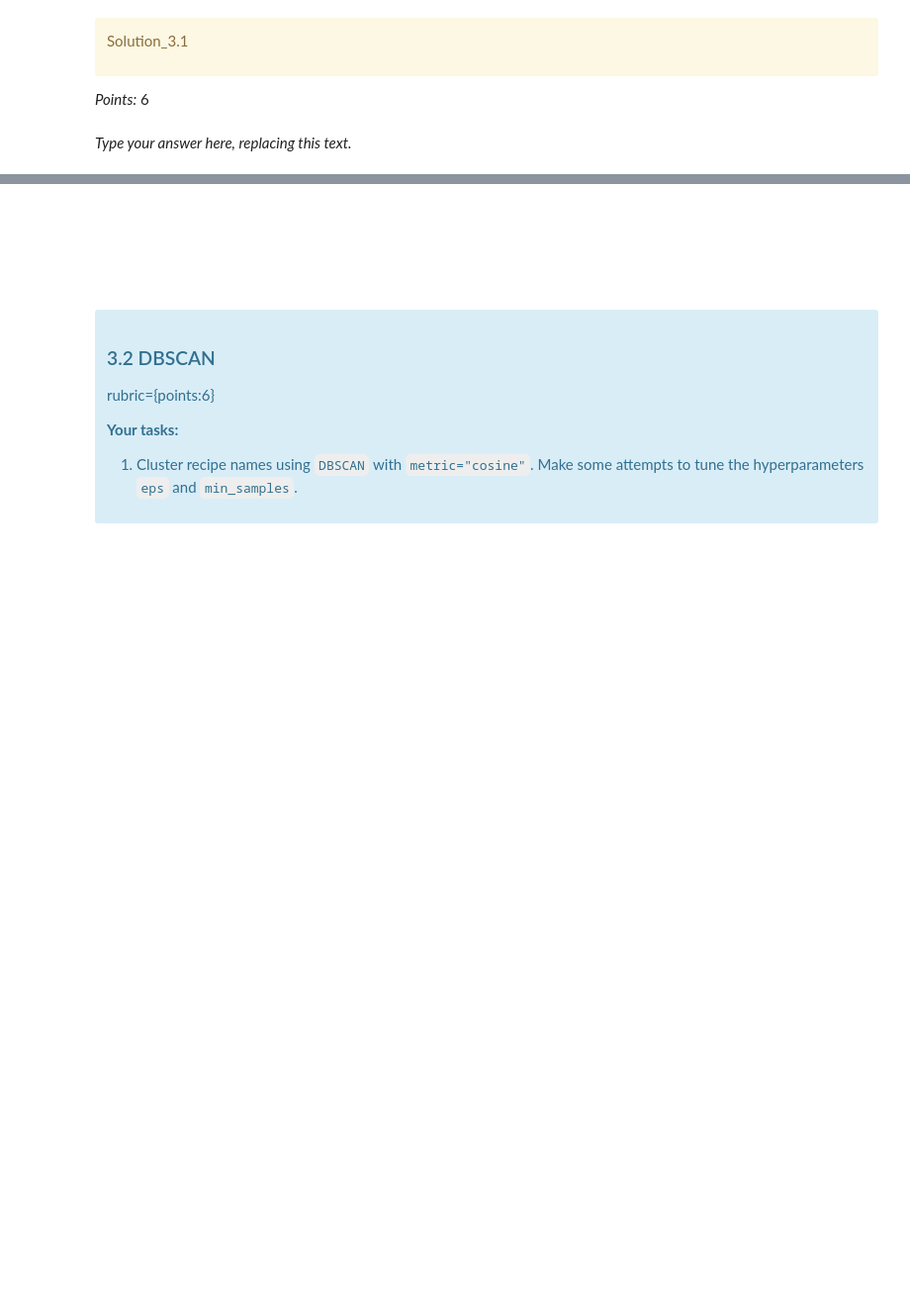
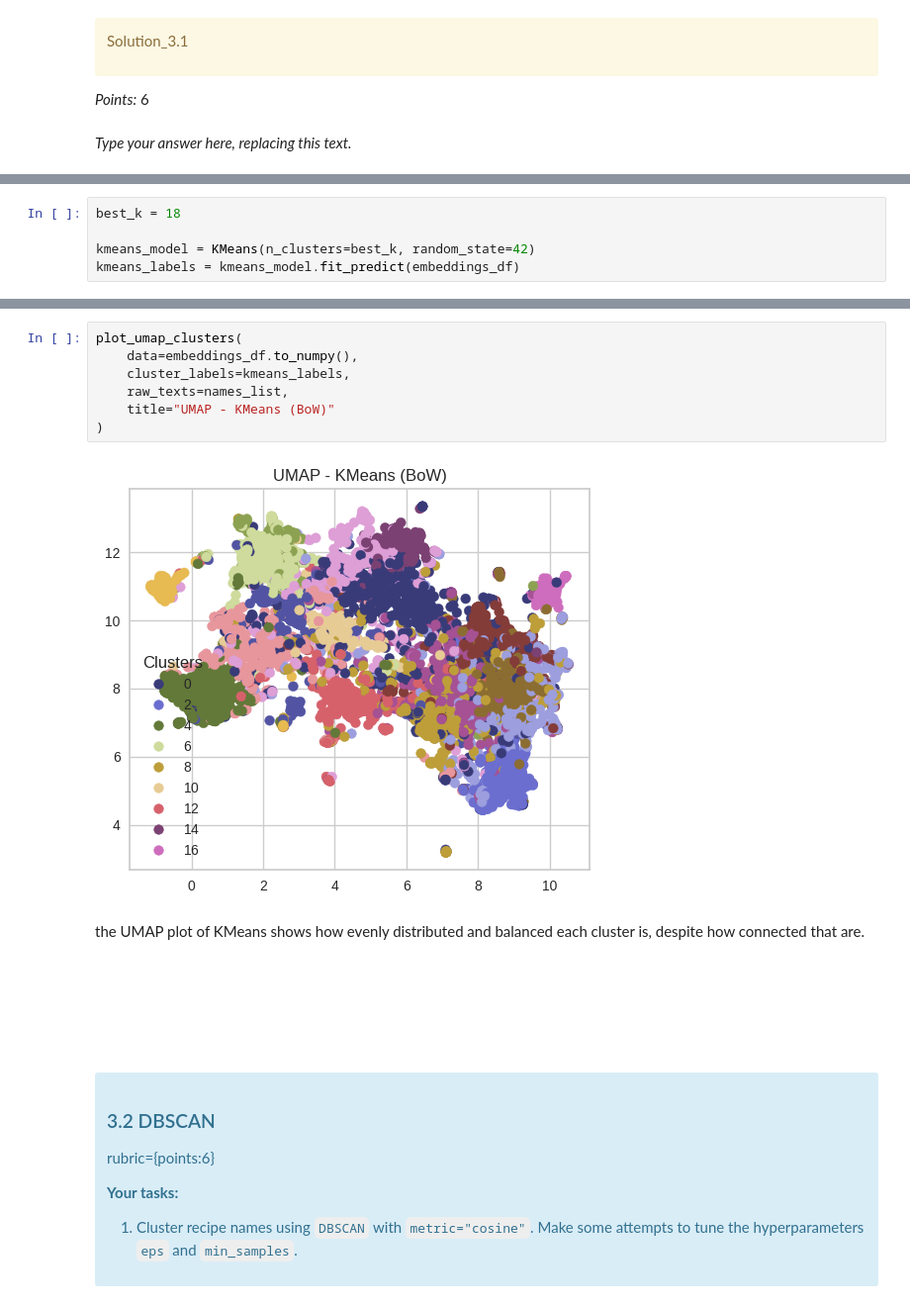
Before and after one commit to kmodiria/cpsc330-hw6, a Jupyter notebook: hw6.ipynb, the cells around one changed output, grey strips where cells are left out. Shown at 99% size. Cells and saved outputs as stored; diff of their text form; blank space fills up the shorter version.

```diff
--- a/hw6.ipynb
+++ b/hw6.ipynb
@@ -1101,0 +1166,5 @@ Ellipsis
+# %%
+best_k = 18
+
+kmeans_model = KMeans(n_clusters=best_k, random_state=42)
+kmeans_labels = kmeans_model.fit_predict(embeddings_df)
@@ -1102,3 +1212,14 @@ Ellipsis
+# %%
+plot_umap_clusters(
+    data=embeddings_df.to_numpy(),
+    cluster_labels=kmeans_labels,
+    raw_texts=names_list,
+    title="UMAP - KMeans (BoW)"
+)
+# %% [output]
+[figure, added]
+# %% [markdown]
+the UMAP plot of KMeans shows how evenly distributed and balanced each cluster is, despite how connected that are.
 # %% [markdown]
 <!-- END QUESTION -->
 
```
Also changed, not shown: parts of 48 cells of this notebook.
